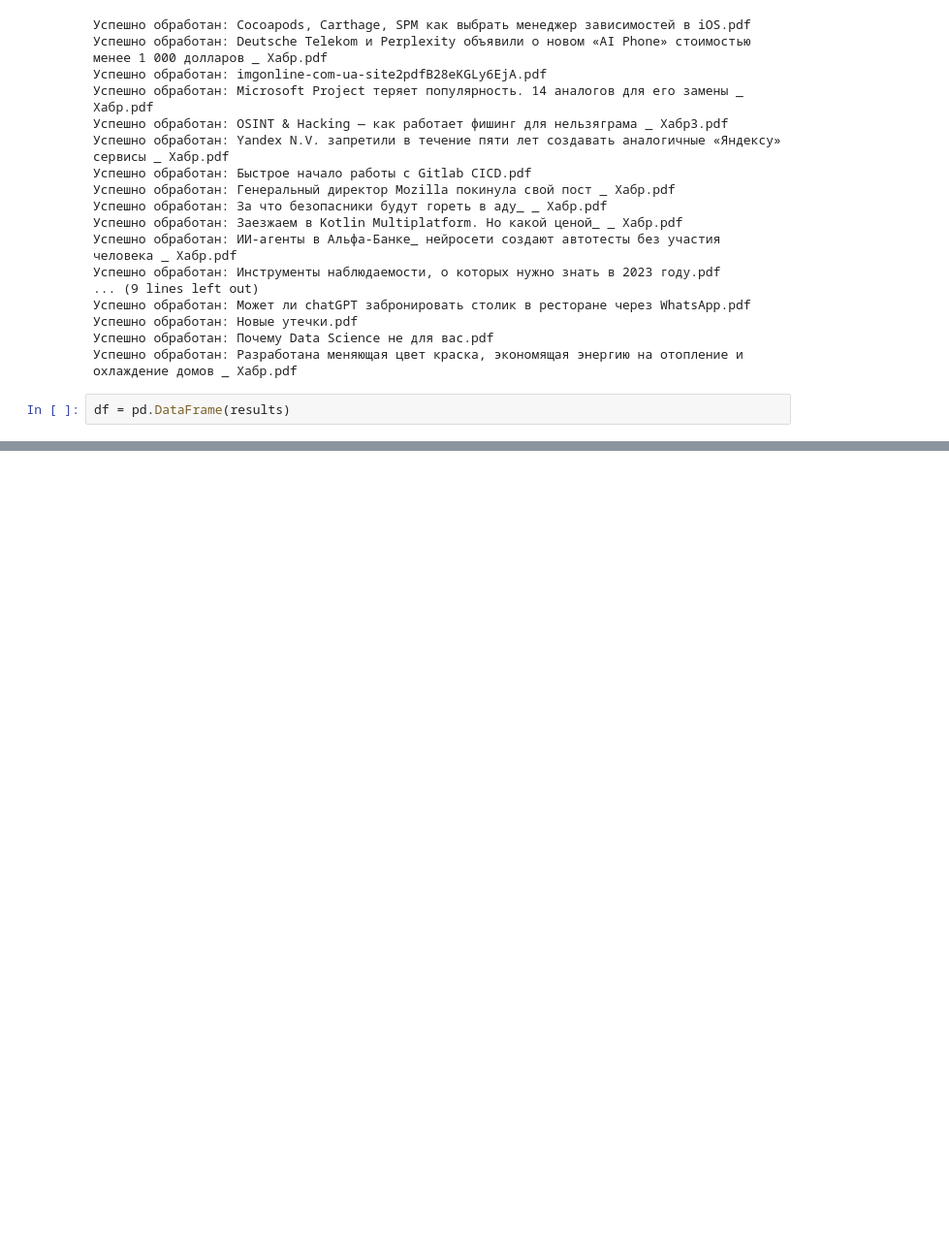
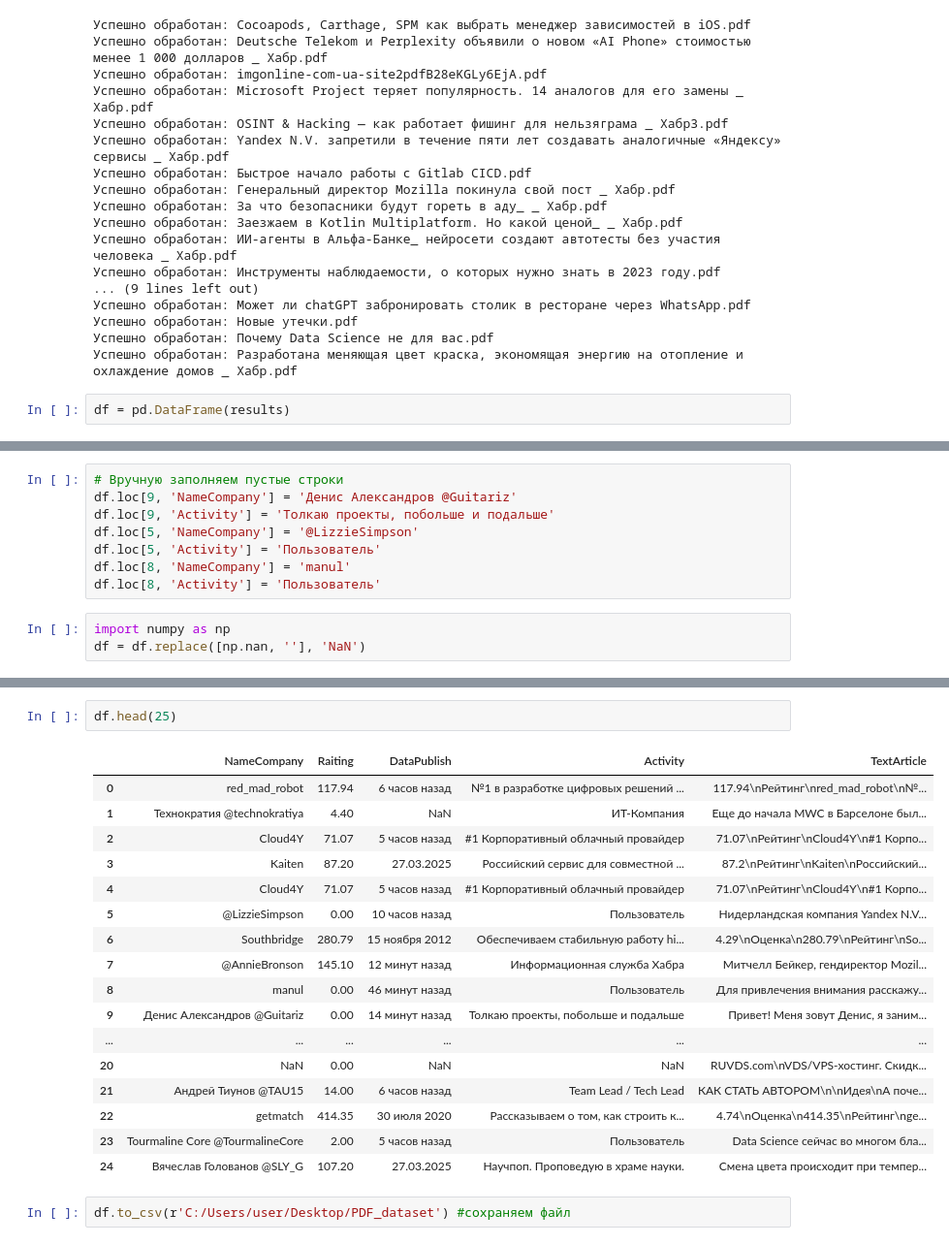
Before and after one commit to mewkfeli/MachineLearning, a Jupyter notebook: second_semestr/Parsers/PDFConvert3.ipynb, the cells around one changed output, grey strips where cells are left out. Shown at 97% size. Saved outputs shown, nothing was run; the diff lists cells and outputs as text; blank space fills up the shorter version.

```diff
--- a/second_semestr/Parsers/PDFConvert3.ipynb
+++ b/second_semestr/Parsers/PDFConvert3.ipynb
@@ -320,0 +314,11 @@ df[df['NameCompany'].isna() | (df['NameCompany'] == '')]
+# %%
+# Вручную заполняем пустые строки
+df.loc[9, 'NameCompany'] = 'Денис Александров @Guitariz'
+df.loc[9, 'Activity'] = 'Толкаю проекты, побольше и подальше'
+df.loc[5, 'NameCompany'] = '@LizzieSimpson'
+df.loc[5, 'Activity'] = 'Пользователь'
+df.loc[8, 'NameCompany'] = 'manul'
+df.loc[8, 'Activity'] = 'Пользователь'
+# %%
+import numpy as np
+df = df.replace([np.nan, ''], 'NaN')
@@ -320,0 +340,22 @@ df[df['NameCompany'].isna() | (df['NameCompany'] == '')]
+# %%
+df.head(25)
+# %% [output]
+|  | NameCompany | Raiting | DataPublish | Activity | TextArticle |
+| 0 | red_mad_robot | 117.94 | 6 часов назад | №1 в разработке цифровых решений ... | 117.94\nРейтинг\nred_mad_robot\n№... |
+| 1 | Технократия @technokratiya | 4.40 | NaN | ИТ-Компания | Еще до начала MWC в Барселоне был... |
+| 2 | Cloud4Y | 71.07 | 5 часов назад | #1 Корпоративный облачный провайдер | 71.07\nРейтинг\nCloud4Y\n#1 Корпо... |
+| 3 | Kaiten | 87.20 | 27.03.2025 | Российский сервис для совместной ... | 87.2\nРейтинг\nKaiten\nРоссийский... |
+| 4 | Cloud4Y | 71.07 | 5 часов назад | #1 Корпоративный облачный провайдер | 71.07\nРейтинг\nCloud4Y\n#1 Корпо... |
+| 5 | @LizzieSimpson | 0.00 | 10 часов назад | Пользователь | Нидерландская компания Yandex N.V... |
+| 6 | Southbridge | 280.79 | 15 ноября 2012 | Обеспечиваем стабильную работу hi... | 4.29\nОценка\n280.79\nРейтинг\nSo... |
+| 7 | @AnnieBronson | 145.10 | 12 минут назад | Информационная служба Хабра | Митчелл Бейкер, гендиректор Mozil... |
+| 8 | manul | 0.00 | 46 минут назад | Пользователь | Для привлечения внимания расскажу... |
+| 9 | Денис Александров @Guitariz | 0.00 | 14 минут назад | Толкаю проекты, побольше и подальше | Привет! Меня зовут Денис, я заним... |
+| ... | ... | ... | ... | ... | ... |
+| 20 | NaN | 0.00 | NaN | NaN | RUVDS.com\nVDS/VPS-хостинг. Скидк... |
+| 21 | Андрей Тиунов @TAU15 | 14.00 | 6 часов назад | Team Lead / Tech Lead | КАК СТАТЬ АВТОРОМ\n\nИдея\nА поче... |
+| 22 | getmatch | 414.35 | 30 июля 2020 | Рассказываем о том, как строить к... | 4.74\nОценка\n414.35\nРейтинг\nge... |
+| 23 | Tourmaline Core @TourmalineCore | 2.00 | 5 часов назад | Пользователь | Data Science сейчас во многом бла... |
+| 24 | Вячеслав Голованов @SLY_G | 107.20 | 27.03.2025 | Научпоп. Проповедую в храме науки. | Смена цвета происходит при темпер... |
+# %%
+df.to_csv(r'C:/Users/user/Desktop/PDF_dataset') #сохраняем файл
```
Also changed, not shown: parts of 6 cells of this notebook.
